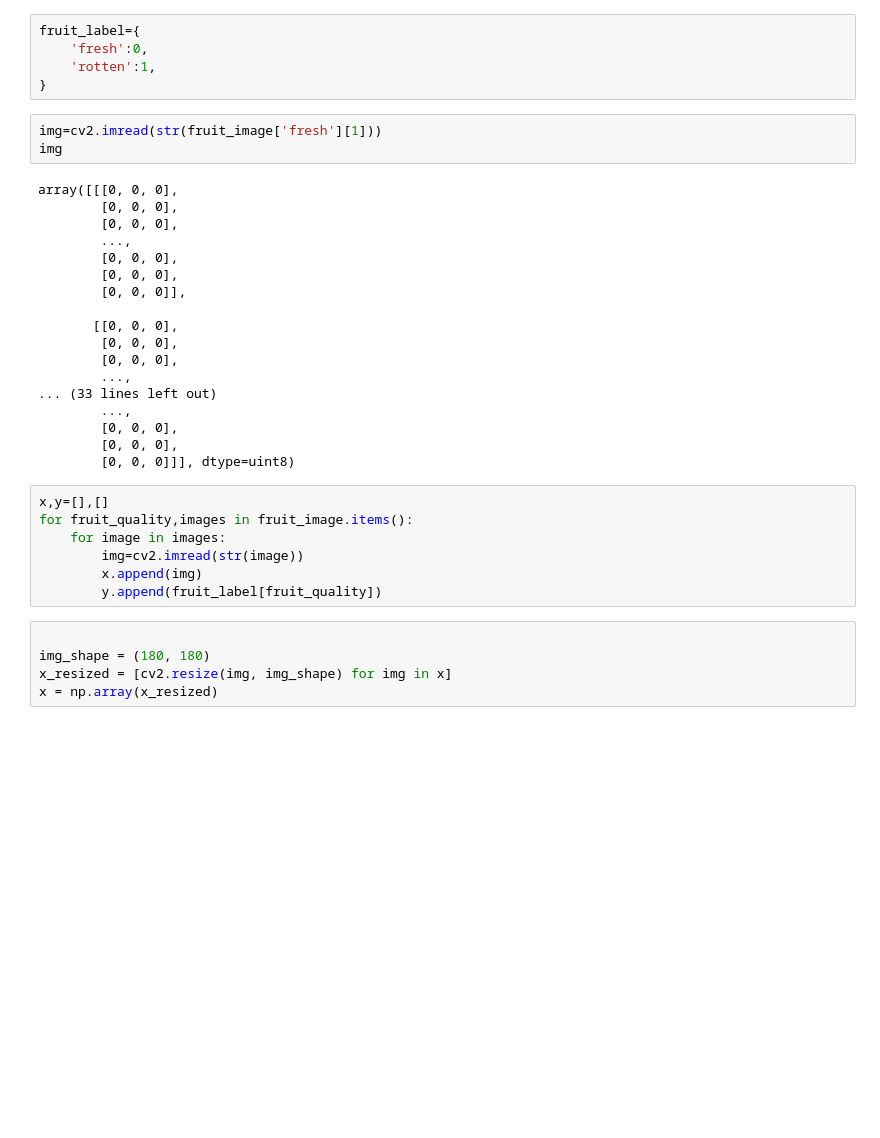
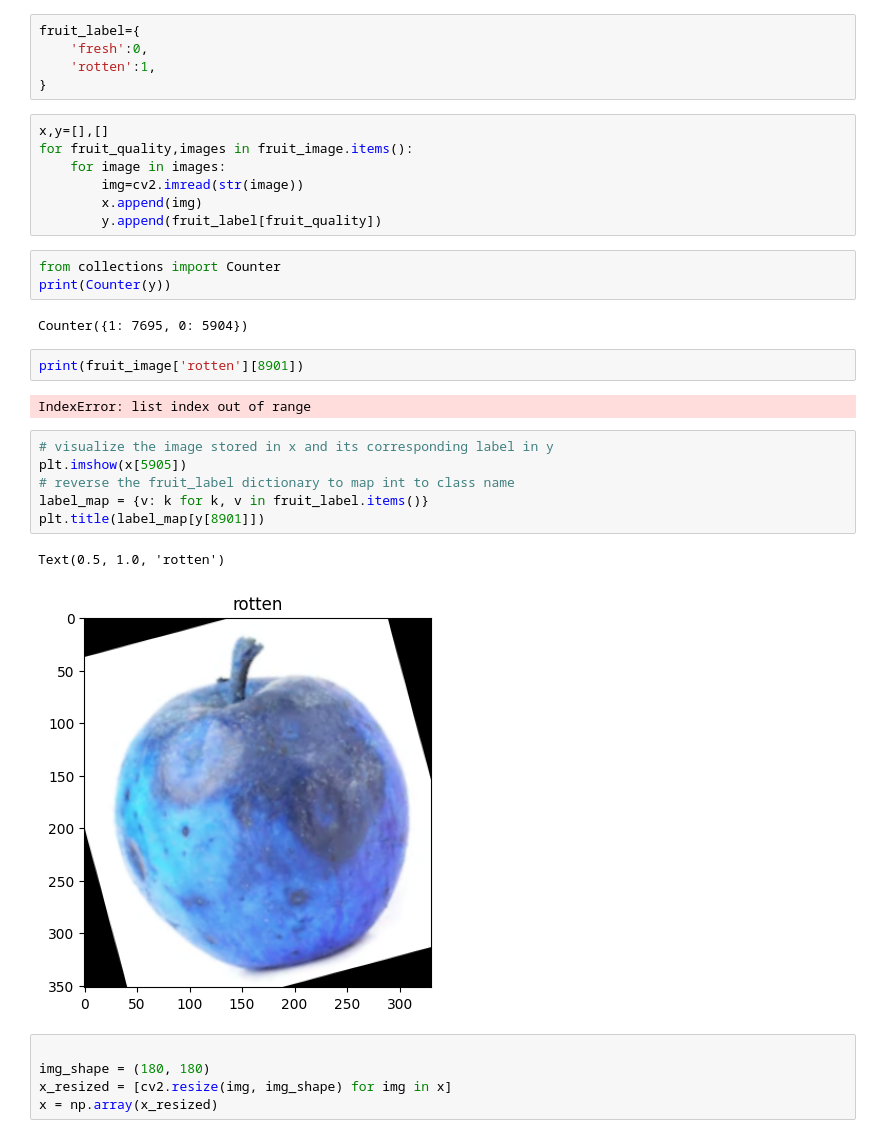
Before and after one commit to PrabalAryal/Fruit_Classification, a Jupyter notebook: freshRottenClassification.ipynb, the cells around one changed output. Cells and saved outputs as stored; diff of their text form; blank space fills up the shorter version.

```diff
--- a/freshRottenClassification.ipynb
+++ b/freshRottenClassification.ipynb
@@ -30,27 +30,6 @@ fruit_label={
     'fresh':0,
     'rotten':1,
 }
-# %%
-img=cv2.imread(str(fruit_image['fresh'][1]))
-img
-# %% [output]
-array([[[0, 0, 0],
-        [0, 0, 0],
-        [0, 0, 0],
-        ...,
-        [0, 0, 0],
-        [0, 0, 0],
-        [0, 0, 0]],
-
-       [[0, 0, 0],
-        [0, 0, 0],
-        [0, 0, 0],
-        ...,
-... (33 lines left out)
-        ...,
-        [0, 0, 0],
-        [0, 0, 0],
-        [0, 0, 0]]], dtype=uint8)
 # %%
 x,y=[],[]
 for fruit_quality,images in fruit_image.items():
@@ -58,6 +37,24 @@ for fruit_quality,images in fruit_image.items():
         img=cv2.imread(str(image))
         x.append(img)
         y.append(fruit_label[fruit_quality])
+# %%
+from collections import Counter
+print(Counter(y))
+# %% [output]
+Counter({1: 7695, 0: 5904})
+# %%
+print(fruit_image['rotten'][8901])
+# %% [output]
+IndexError: list index out of range
+# %%
+# visualize the image stored in x and its corresponding label in y
+plt.imshow(x[5905])
+# reverse the fruit_label dictionary to map int to class name
+label_map = {v: k for k, v in fruit_label.items()}
+plt.title(label_map[y[8901]])
+# %% [output]
+Text(0.5, 1.0, 'rotten')
+[figure, added]
 # %%
 
 img_shape = (180, 180)
```
Also changed, not shown: parts of 18 cells of this notebook, 4 other files.
